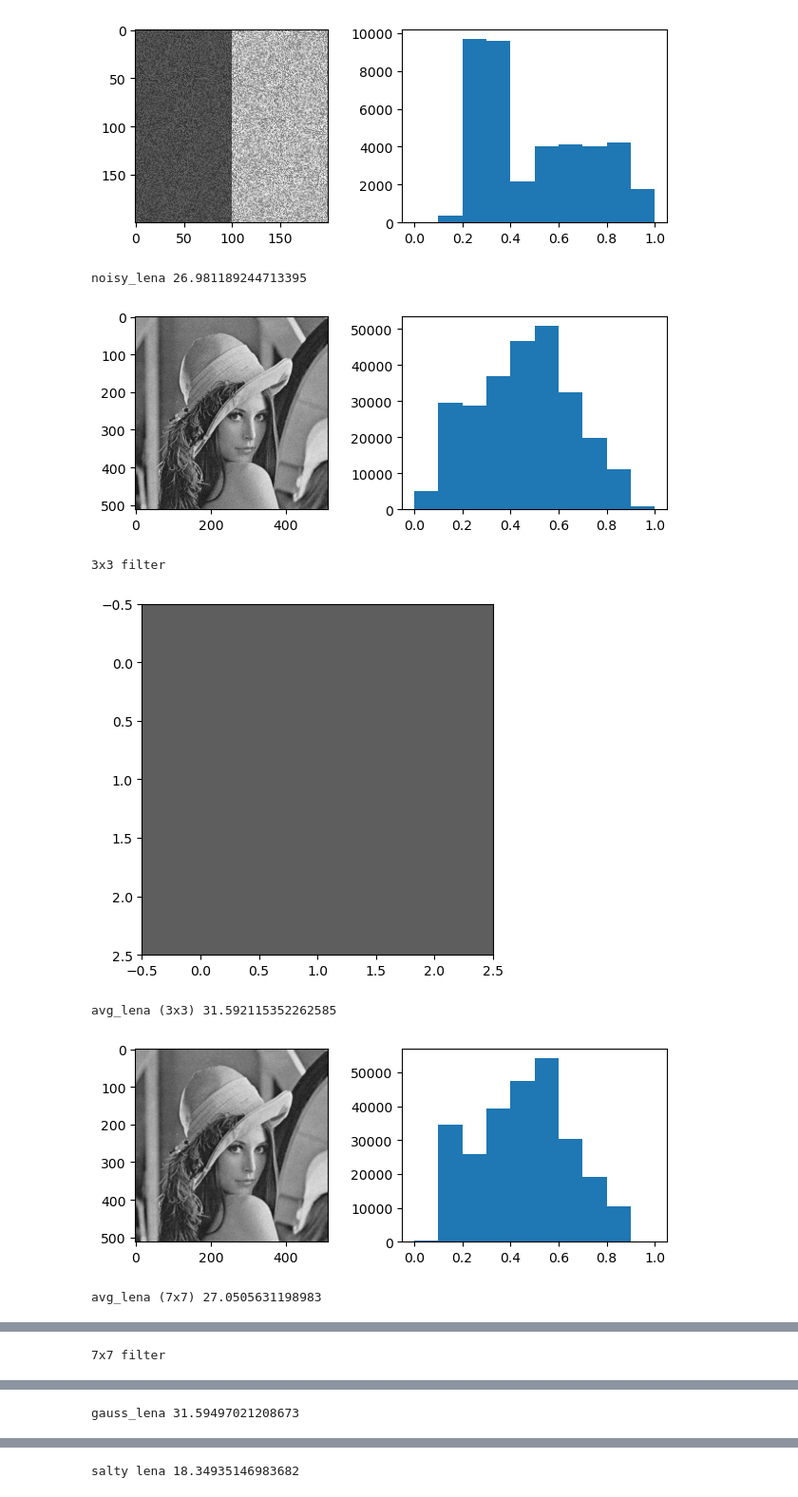
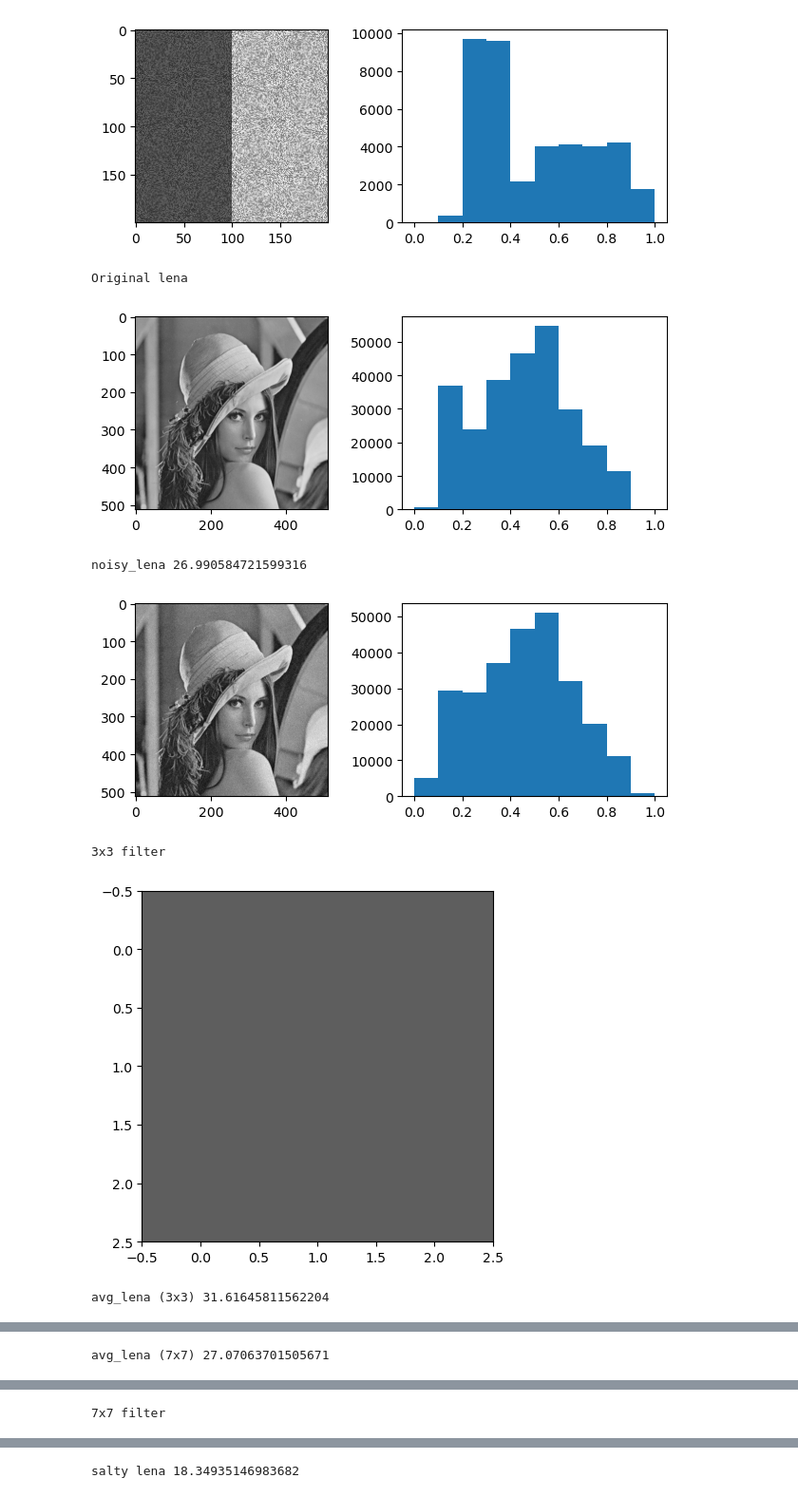
Before and after one commit to sarahmacintosh/syde575-lab, a Jupyter notebook: lab2.ipynb, the cells around one changed output, grey strips where cells are left out. Shown at 95% size. Drawn from its saved outputs; the diff is of its cells as text; code cells hidden in the pictures.

```diff
--- a/lab2.ipynb
+++ b/lab2.ipynb
@@ -108,6 +108,9 @@ speckle
 
 #zero mean gaussian noise var=0.002
 noisy_lena = skimage.util.random_noise(lena, mode='gaussian', clip=True, var=0.002)
+
+print("Original lena")
+plot_im_hist(lena)
 
 #plot image, histogram, PSNR
 print("noisy_lena", PSNR(lena, noisy_lena))
@@ -118,37 +121,37 @@ kernel3x3 = np.ones((3,3))/(3.0*3.0)
 #plot filter
 print("3x3 filter")
 plt.imshow(kernel3x3, cmap='gray', vmin=0, vmax=.3)
 plt.show()
 #apply averaging filter to noisy image
 avg_lena = ndimage.convolve(noisy_lena, kernel3x3)
 #plot denoised image and histogram
 print("avg_lena (3x3)", PSNR(lena, avg_lena))
 plot_im_hist(avg_lena)
 
 #7x7 averaging filter kernel
 kernel7x7 = np.ones((7,7))/(7.0*7.0)
 #apply averaging filter to noisy image
 avg_lena = ndimage.convolve(noisy_lena, kernel7x7)
 #plot denoised image and histogram
 print("avg_lena (7x7)", PSNR(lena, avg_lena))
 plot_im_hist(avg_lena)
 
 #7x7 gaussian filter kernel with SD 1
 kernel_gaussian = gaussian_filter(7,7,1)
 #plot the filter
 print("7x7 filter")
 plt.imshow(kernel_gaussian, cmap='gray', vmin=0, vmax=.3)
 plt.show()
 #apply gaussian filter to noisy image
 gauss_lena = ndimage.convolve(noisy_lena, kernel_gaussian)
 #plot denoised image and histogram
 print("gauss_lena", PSNR(lena, gauss_lena))
 plot_im_hist(gauss_lena)
 # %% [output]
-noisy_lena 26.981189244713395
+Original lena
-[figure, old version]
+[figure, new version]
-3x3 filter
+noisy_lena 26.990584721599316
-[figure, old version]
+[figure, new version]
-avg_lena (3x3) 31.592115352262585
+3x3 filter
-[figure, old version]
+[figure, new version]
-avg_lena (7x7) 27.0505631198983
+avg_lena (3x3) 31.61645811562204
@@ -156 +159 @@ avg_lena (7x7) 27.0505631198983
-7x7 filter
+avg_lena (7x7) 27.07063701505671
@@ -158 +161 @@ avg_lena (7x7) 27.0505631198983
-gauss_lena 31.59497021208673
+7x7 filter
```
Also changed, not shown: parts of 1 cell of this notebook.
